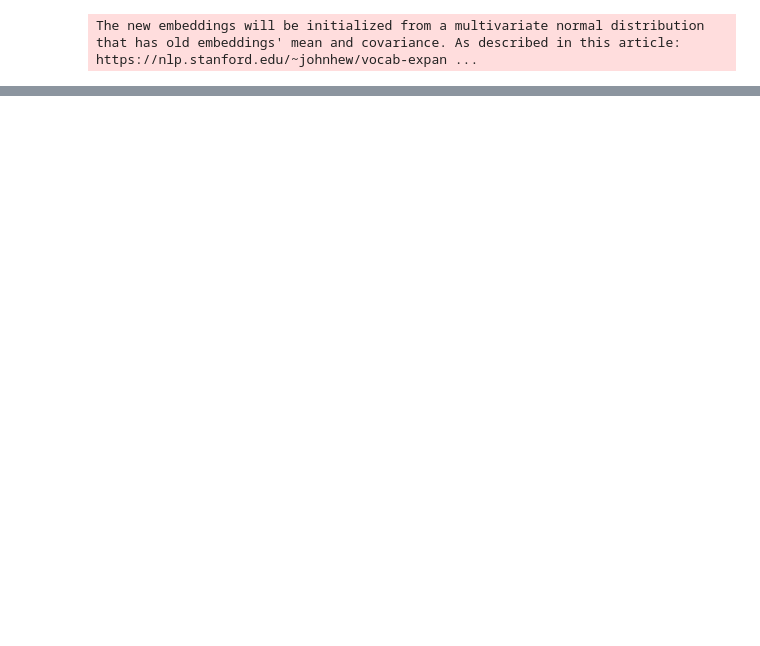
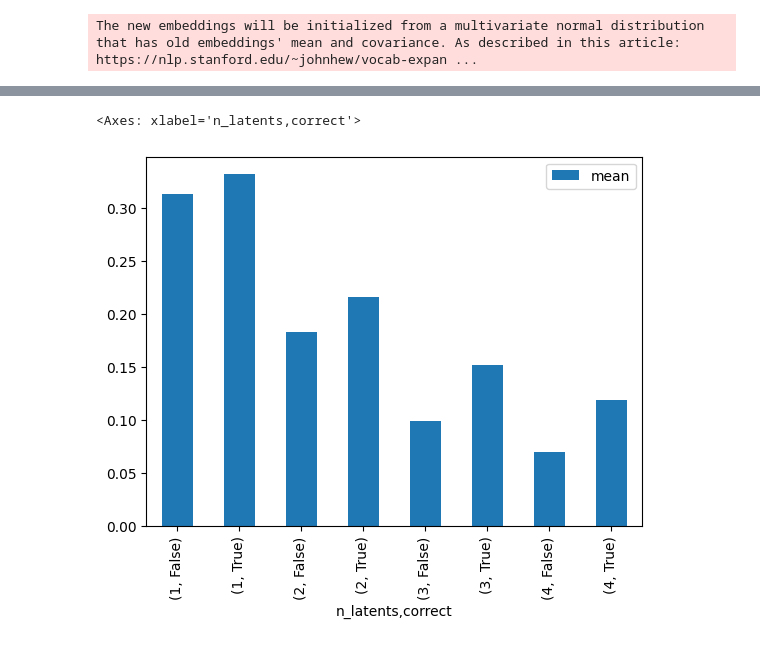
Before and after one commit to graphcore-research/coconut, a Jupyter notebook: experiments/001-parallel-chains-investigation/parallel_chains.ipynb, the cells around one changed output, grey strips where cells are left out. Saved outputs shown, nothing was run; the diff lists cells and outputs as text; code cells hidden in the pictures; blank space fills up the shorter version.

```diff
--- a/experiments/001-parallel-chains-investigation/parallel_chains.ipynb
+++ b/experiments/001-parallel-chains-investigation/parallel_chains.ipynb
@@ -66,45 +69,3 @@ def coconut_next_token_distribution(
     )
 
     return torch.nn.functional.softmax(outputs.logits[:, -1], dim=1)
-# %%
-NUM_LATENTS = 1
-
-
-df = pd.read_pickle(f"{DATA_DIRECTORY}")
-test_df = df.iloc[0:20]
-
-results = {True: [], False: []}
-
-for _, entry in test_df.iterrows():
-    question = entry["Question"] + "<|start-latent|>" + "<|latent|>" * NUM_LATENTS + "<|end-latent|>"
-    following_rationales = "\n".join(entry["Target Rationales"].split("\n")[1:])
-
-    tokenized_question = tokenizer(question, return_tensors="pt").to(GPU_ID)
-    target_sequence = tokenizer(question + following_rationales, return_tensors="pt").to(GPU_ID)
-
-
-    product_of_probabilities = 1
-    counter = tokenized_question["input_ids"].shape[-1]
-    while counter < target_sequence["input_ids"].shape[-1] - 1:
-
-        input_tokens = torch.stack([target_sequence["input_ids"][0][:counter]])
-        label = target_sequence["input_ids"][0][counter + 1]
-
-        distribution = coconut_next_token_distribution(
-            model,
-            input_tokens,
-        )
-
-
-        probability = float(distribution[0][int(float(label))])
-
-        product_of_probabilities *= probability
-
-        counter += 1
-
-
-    results[entry["Correct"]] += [product_of_probabilities]
-
-
-for key, val in results.items():
-    print(key, np.mean(val), np.std(val))
@@ -261,0 +141,6 @@ $\max(P(x | C)) \times \max(P(x | C, x_1)) \times ... \times \max(P(x | C, x_1,
+# %%
+pd.options.display.max_rows = 1000
+results.groupby(['n_latents', 'correct',])['geometric_mean'].agg(['mean', 'std']).plot.bar(y='mean')
+# %% [output]
+<Axes: xlabel='n_latents,correct'>
+[figure, added]
```
Also changed, not shown: parts of 10 cells of this notebook.
